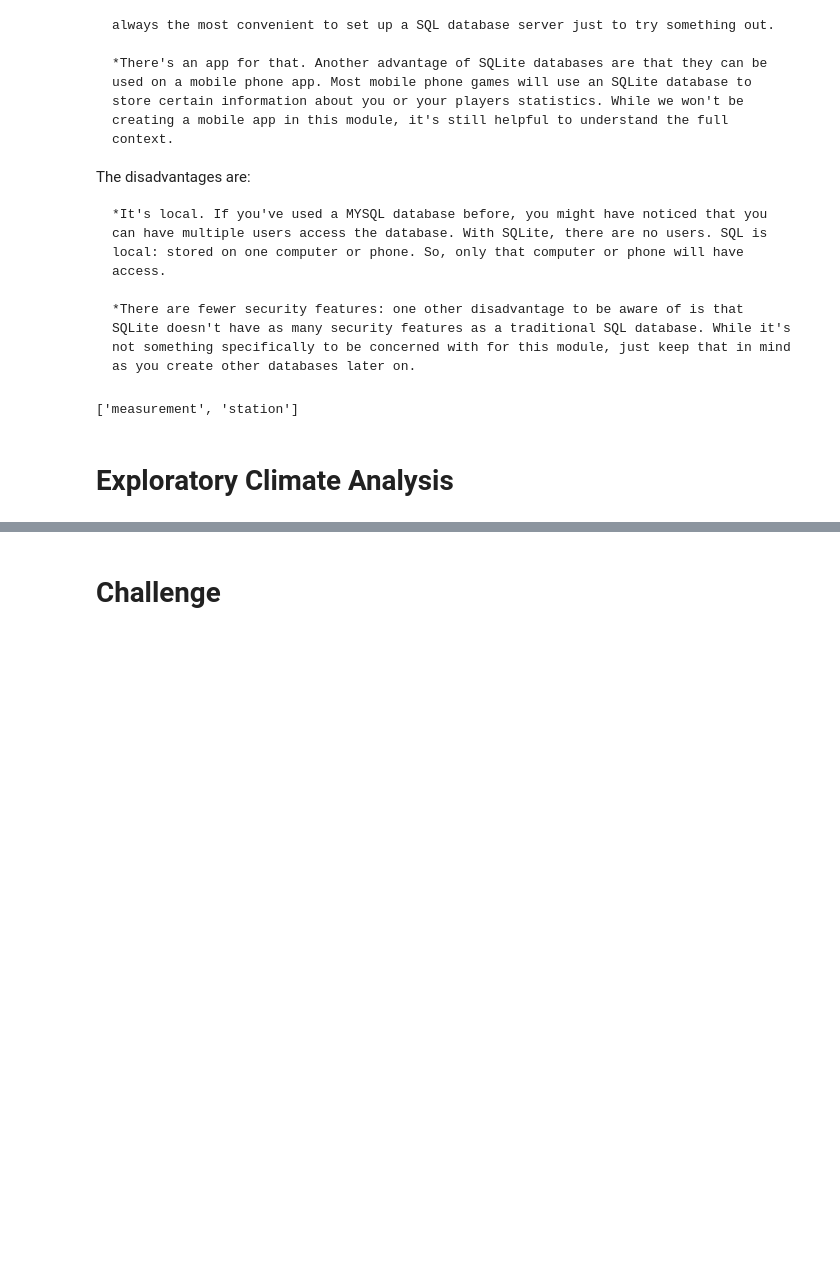
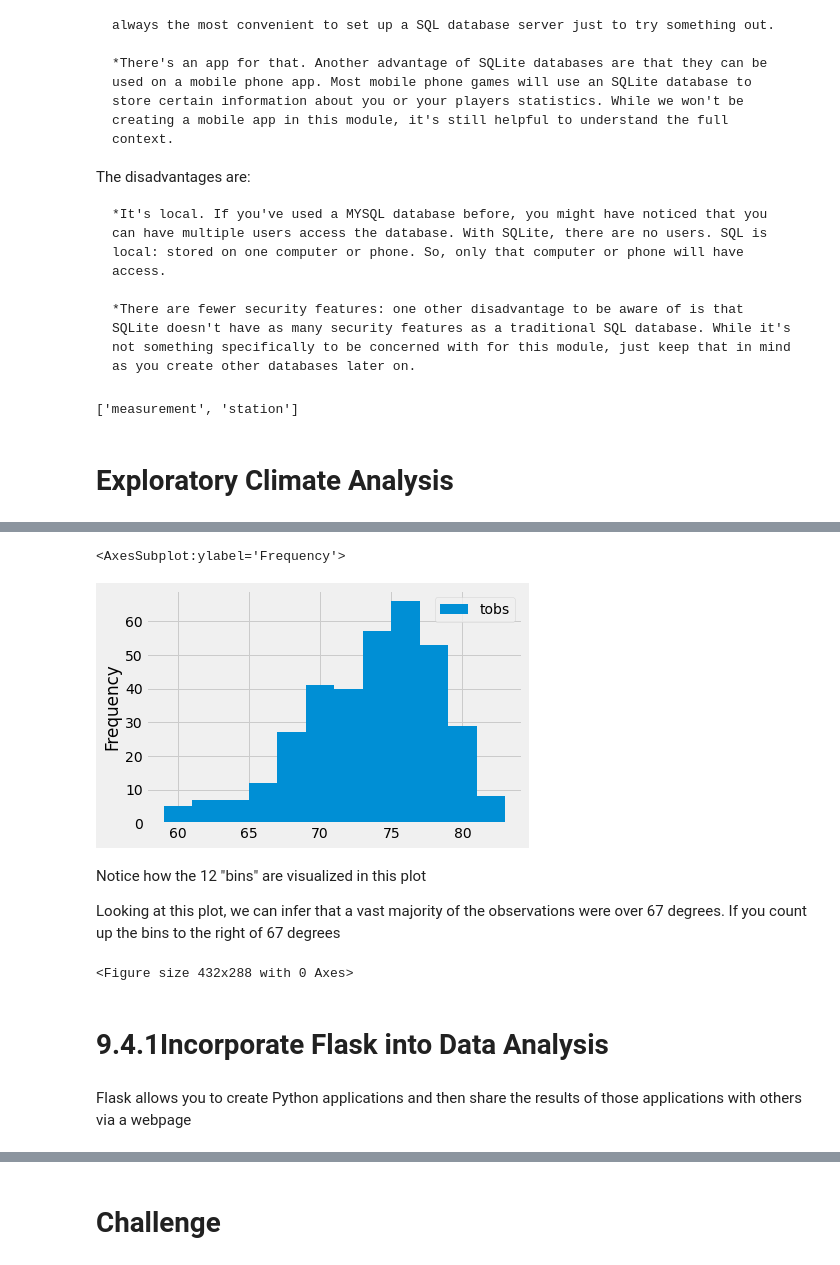
Before and after one commit to karen-trena/surfs_up, a Jupyter notebook: climate_analysis.ipynb, the cells around one changed output, grey strips where cells are left out. Drawn from its saved outputs; the diff is of its cells as text; code cells hidden in the pictures; blank space fills up the shorter version.

```diff
--- a/climate_analysis.ipynb
+++ b/climate_analysis.ipynb
@@ -130,0 +324,18 @@ session = Session(engine)
+# %%
+# Choose the station with the highest number of temperature observations.
+# Query the last 12 months of temperature observation data for this station and plot the results as a histogram
+
+#We need to create a plot that shows all of the temperatures in a given year for the station with the highest number of temperature observations.
+#To create a query, first select the column we are interested in.
+    #We want to pull Measurement.tobs in order to get our total observations count.
+session.query(Measurement.tobs)
+
+#Now filter out all the stations except the most active station with filter(Measurement.station == 'USC00519281')
+results = session.query(Measurement.tobs).\
+filter(Measurement.station == 'USC00519281')
+
+#We need to apply another filter to consider only the most recent year
+results = session.query(Measurement.tobs).\
+filter(Measurement.station == 'USC00519281').\
+filter(Measurement.date >= prev_year).all()
+print(results)
@@ -130,0 +346,6 @@ session = Session(engine)
+# %%
+#When creating a DataFrame, our first parameter is our list,
+    #and the second parameter is the column(s) we want to put our data in.
+    #In this case, we want to put our temperature observations result list into a DataFrame.
+df = pd.DataFrame(results, columns=['tobs'])
+print(df)
@@ -130,0 +367,28 @@ session = Session(engine)
+# %%
+#Plot the Temperature Observations
+#We'll be creating a histogram from the temperature observations.
+#This will allow us to quickly count how many temperature observations we have.
+
+#When creating a histogram, you'll need to figure how many bins you need.
+    #It's recommended that you stay within a range of 5 to 20 bins.
+    #You may need to play around with the data a bit to find a good fit somewhere between 5 and 20.
+
+#Note that we don't need to specify the ranges in which the data will be separated; we just need to specify the number of bins.
+df.plot.hist(bins=12)
+# %% [output]
+<AxesSubplot:ylabel='Frequency'>
+[figure, added]
+# %% [markdown]
+Notice how the 12 "bins" are visualized in this plot
+
+Looking at this plot, we can infer that a vast majority of the observations were over 67 degrees. If you count up the bins to the right of 67 degrees
+# %%
+#Using plt.tight_layout(), we can compress the x-axis labels so that they fit into the box holding our plot.
+plt.tight_layout()
+#For this particular graph, using this function won't change much, but it can be a lifesaver in situations where the x-axis doesn't fit into the box
+# %% [output]
+<Figure size 432x288 with 0 Axes>
+# %% [markdown]
+# 9.4.1Incorporate Flask into Data Analysis
+# %% [markdown]
+Flask allows you to create Python applications and then share the results of those applications with others via a webpage
```
Also changed, not shown: parts of 28 cells of this notebook, 2 other files.
